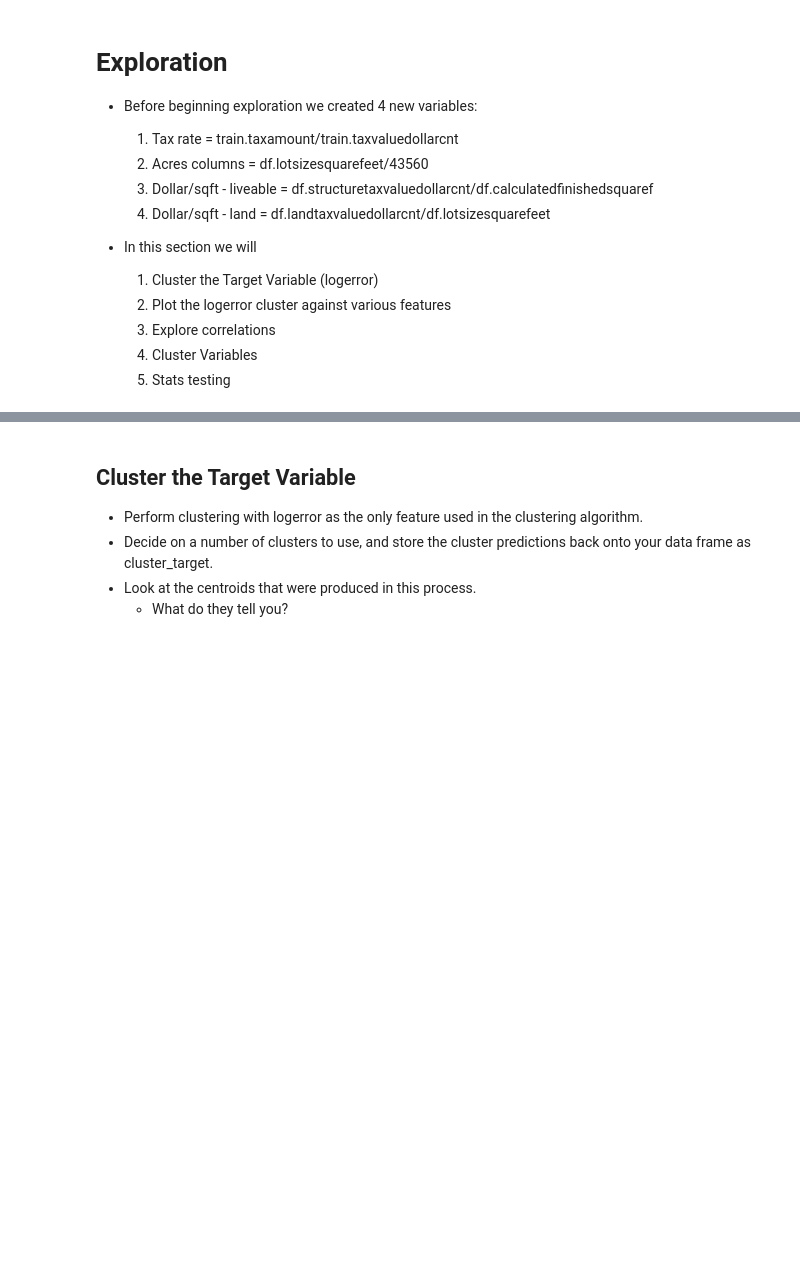
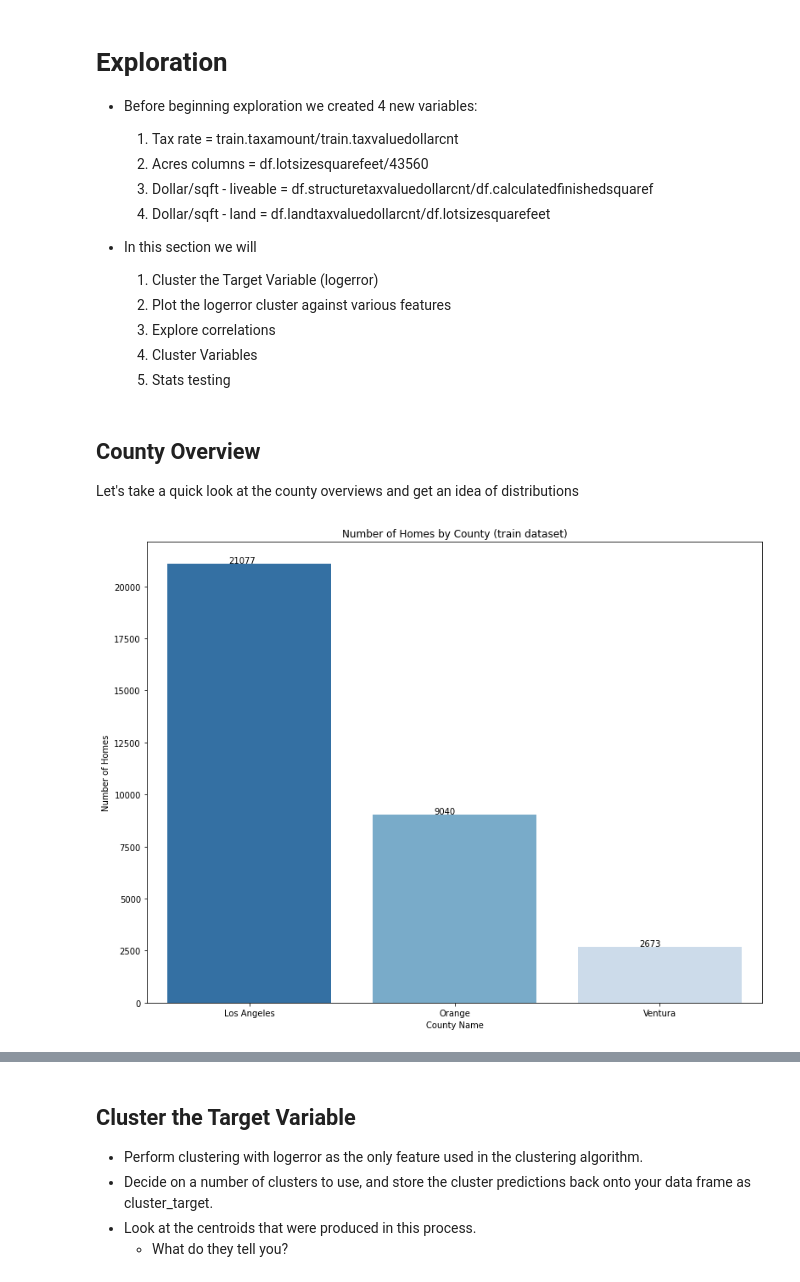
Before and after one commit to zillow-willow/zillow_clustering, a Jupyter notebook: zillow_logerror_report.ipynb, the cells around one changed output, grey strips where cells are left out. Cells and saved outputs as stored; diff of their text form; code cells hidden in the pictures; blank space fills up the shorter version.

```diff
--- a/zillow_logerror_report.ipynb
+++ b/zillow_logerror_report.ipynb
@@ -166,3 +166,11 @@ train, test = preprocessing.split_data(zillow, .7, 123)
 
 #scale the numeric data
 scaler, train_scaled, test_scaled = preprocessing.scale_columns(train, test)
+# %% [markdown]
+## County Overview
+Let's take a quick look at the county overviews and get an idea of distributions
+# %%
+#function to bring in visual of home counts by county
+explore.num_home_by_county(train)
+# %% [output]
+[figure, added]
```
Also changed, not shown: parts of 31 cells of this notebook.
